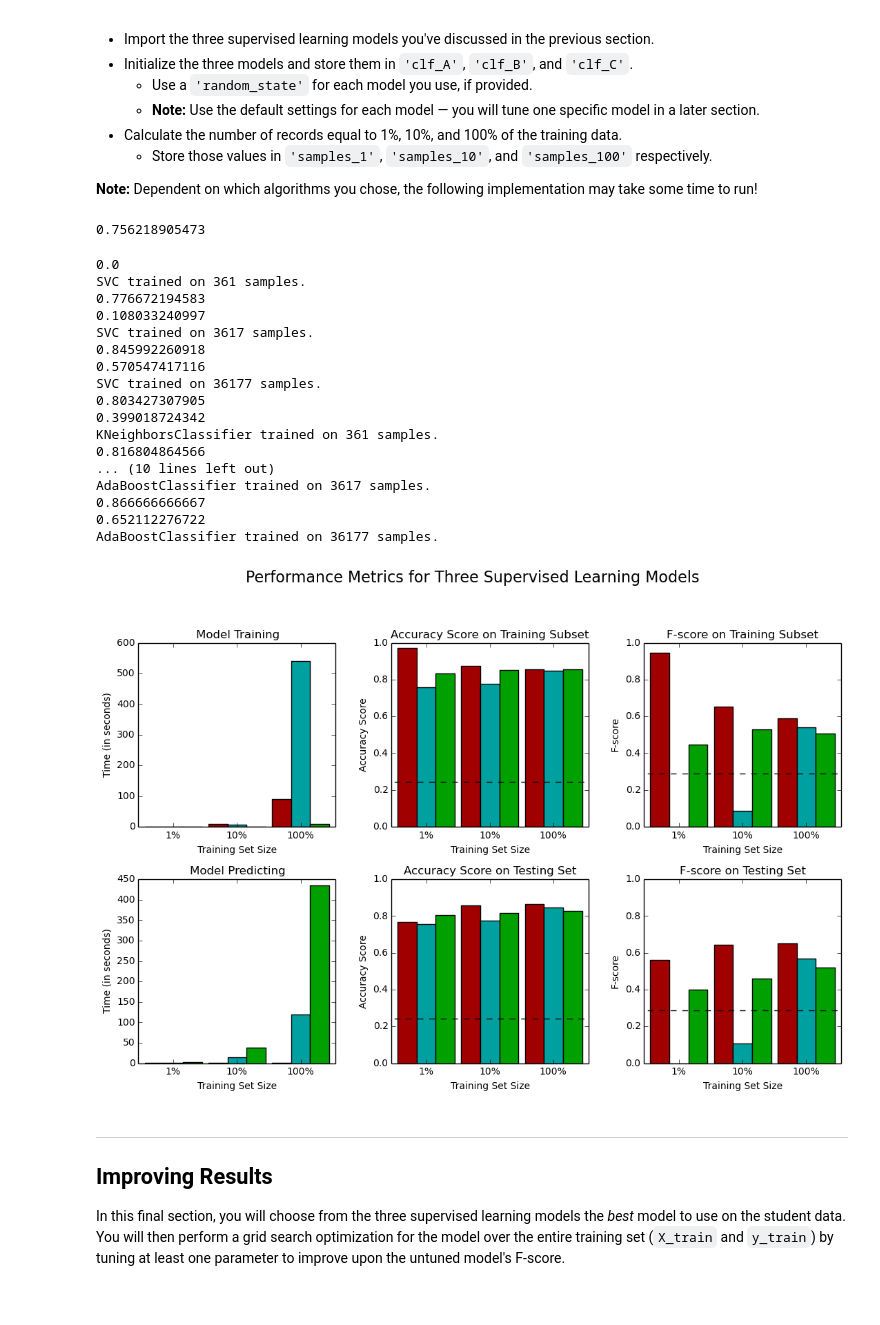
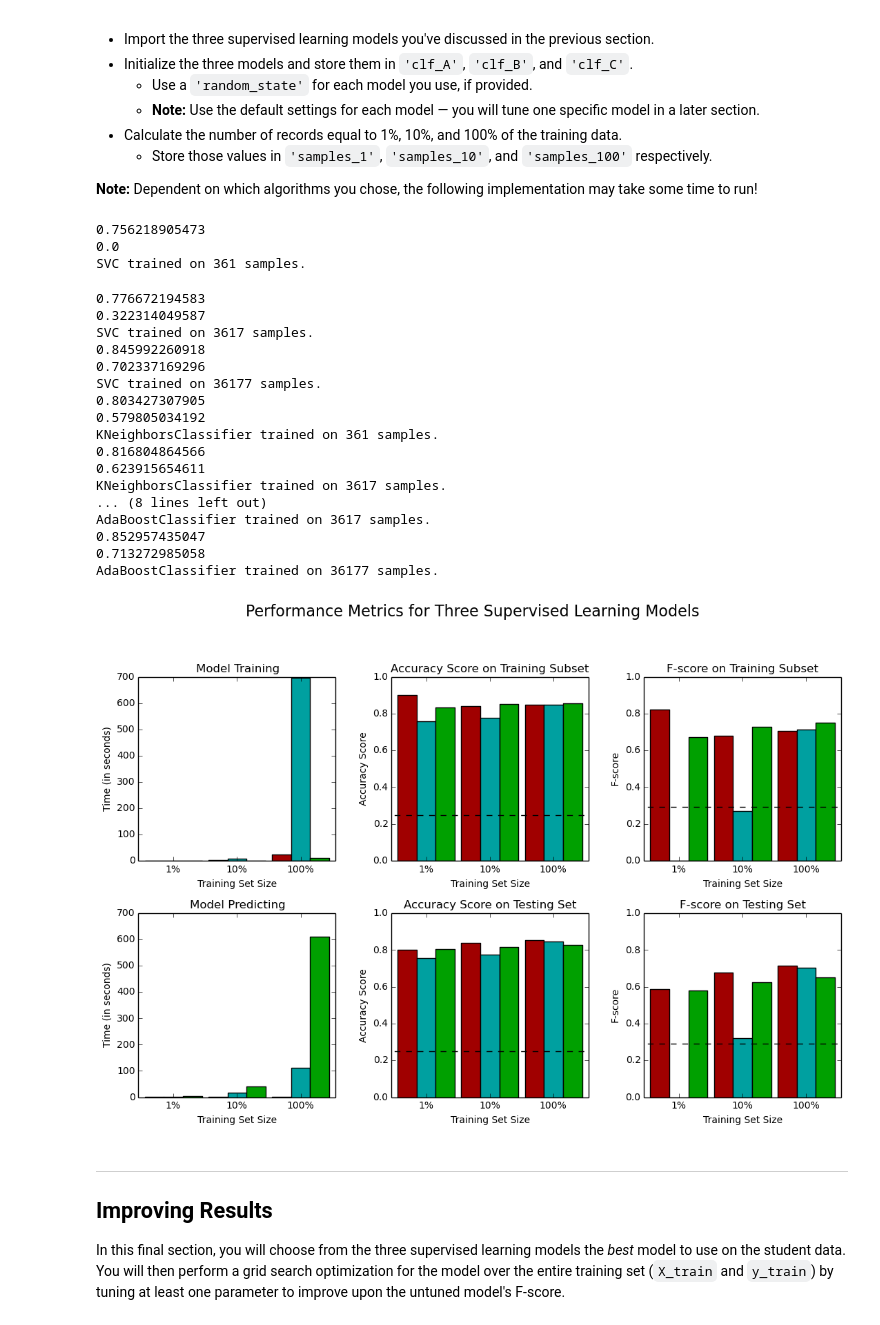
Before and after one commit to tahirahmad2030/findingdonorsforcharity, a Jupyter notebook: finding_donors.ipynb, the cells around one changed output. Cells and saved outputs as stored; diff of their text form; code cells hidden in the pictures.

```diff
--- a/finding_donors.ipynb
+++ b/finding_donors.ipynb
@@ -227,17 +206,33 @@ Looking at the distribution of classes (those who make at most \$50,000, and tho
 # TODO: Calculate accuracy
 from sklearn.metrics import accuracy_score
 from sklearn.metrics import fbeta_score
+from sklearn.metrics import precision_score
+from sklearn.metrics import recall_score
 pred=[]
 i=1
-while i <= (len(X_test)):
+while i <= (len(features)):
     pred.append(1)
     i=i+1
-print len(pred)
-print len(X_test)
-accuracy = accuracy_score(y_test, pred)
 
+countaccurate=0
+j=0
+while j < len(pred):
+    if pred[j] == income[j]:
+        countaccurate = countaccurate + 1
+    j=j+1
+
+
+#precision = precision_score(income, pred, average='binary')
+#recall = recall_score(income, pred, average='binary')
+
+accuracy=float(countaccurate)/float(len(income))
+recall = float(countaccurate)/float(countaccurate)
+
+beta=0.5
+fscore = float(float(1 + beta**2) * accuracy * recall/ (beta**2 * accuracy + recall))
 # TODO: Calculate F-score using the formula above for beta = 0.5
-fscore = fbeta_score(y_test, pred, beta=0.5)
+#fscore = fbeta_score(income, pred, beta=0.5)
+
 
 # Print the results
 print "Naive Predictor: [Accuracy score: {:.4f}, F-score: {:.4f}]".format(accuracy, fscore)
@@ -363,16 +356,16 @@ def train_predict(learner, sample_size, X_train, y_train, X_test, y_test):
     results['pred_time'] = end - start
 
     # TODO: Compute accuracy on the first 300 training samples
-    results['acc_train'] = accuracy_score(predictions_train, y_train[0:300])
+    results['acc_train'] = accuracy_score(y_train[0:300], predictions_train)
 
     # TODO: Compute accuracy on test set
-    results['acc_test'] = accuracy_score(predictions_test, y_test)
+    results['acc_test'] = accuracy_score(y_test, predictions_test)
     print results['acc_test']
     # TODO: Compute F-score on the the first 300 training samples
-    results['f_train'] = fbeta_score(predictions_train, y_train[0:300], beta=0.5)
+    results['f_train'] = fbeta_score(y_train[0:300], predictions_train,  beta=0.5)
 
     # TODO: Compute F-score on the test set
-    results['f_test'] = fbeta_score(predictions_test, y_test, beta=0.5)
+    results['f_test'] = fbeta_score(y_test, predictions_test, beta=0.5)
     print results['f_test']
     # Success
     print "{} trained on {} samples.".format(learner.__class__.__name__, sample_size)
@@ -399,46 +392,48 @@ from sklearn.neighbors import KNeighborsClassifier
 # TODO: Initialize the three models
 clf_A = SVC(kernel='rbf')
 clf_B = KNeighborsClassifier(n_neighbors=8)
-clf_C = AdaBoostClassifier(n_estimators=200)
+clf_C = AdaBoostClassifier()
 
 # TODO: Calculate the number of samples for 1%, 10%, and 100% of the training data
 datapoints = len(X_train)
 samples_1 = int(0.01 * datapoints)
 samples_10 = int(0.1 * datapoints)
 samples_100 = int(1 * datapoints)
 
 # Collect results on the learners
 results = {}
 for clf in [clf_A, clf_B, clf_C]:
     clf_name = clf.__class__.__name__
     results[clf_name] = {}
     for i, samples in enumerate([samples_1, samples_10, samples_100]):
         results[clf_name][i] = train_predict(clf, samples, X_train, y_train, X_test, y_test)
 #print results
 
 
 # Run metrics visualization for the three supervised learning models chosen
 vs.evaluate(results, accuracy, fscore)
 # %% [output]
 0.756218905473
+0.0
+SVC trained on 361 samples.
-0.0
-SVC trained on 361 samples.
 0.776672194583
-0.108033240997
+0.322314049587
 SVC trained on 3617 samples.
 0.845992260918
-0.570547417116
+0.702337169296
 SVC trained on 36177 samples.
 0.803427307905
-0.399018724342
+0.579805034192
 KNeighborsClassifier trained on 361 samples.
 0.816804864566
-... (10 lines left out)
+0.623915654611
+KNeighborsClassifier trained on 3617 samples.
+... (8 lines left out)
 AdaBoostClassifier trained on 3617 samples.
-0.866666666667
-0.652112276722
+0.852957435047
+0.713272985058
 AdaBoostClassifier trained on 36177 samples.
-[figure, old version]
+[figure, new version]
 # %% [markdown]
 ----
 ## Improving Results
```
Also changed, not shown: parts of 10 cells of this notebook, 1 other file.
